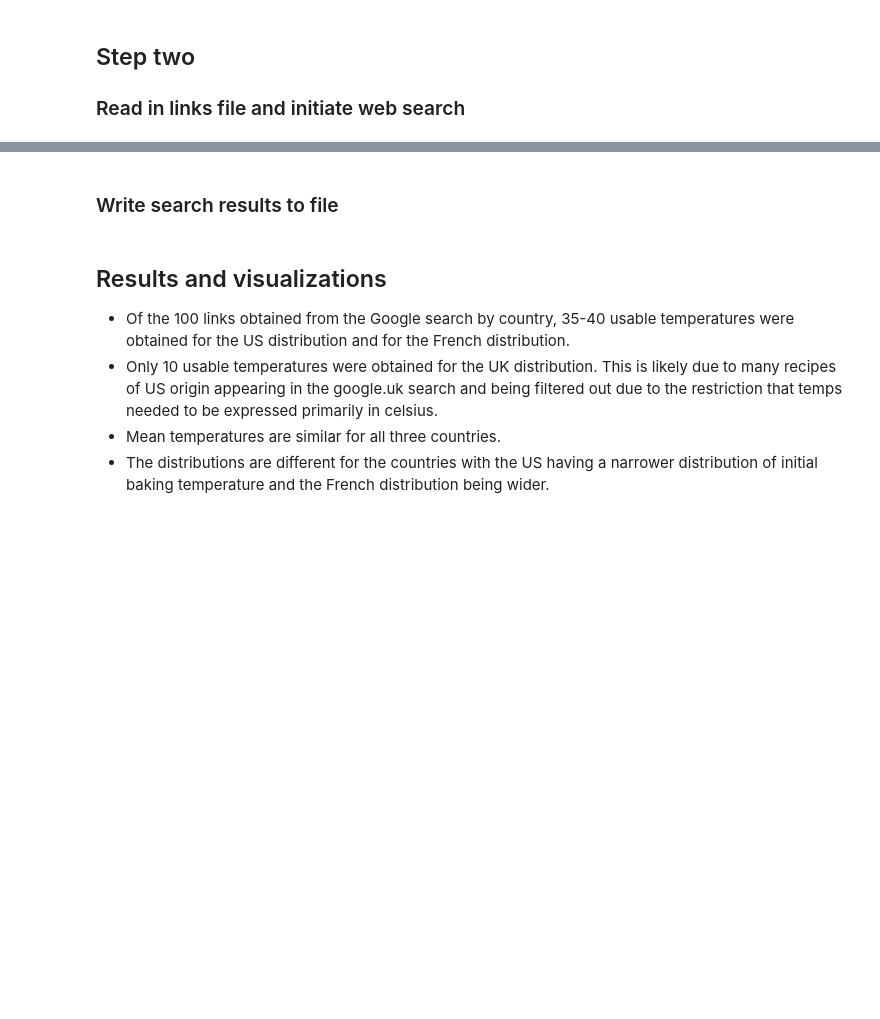
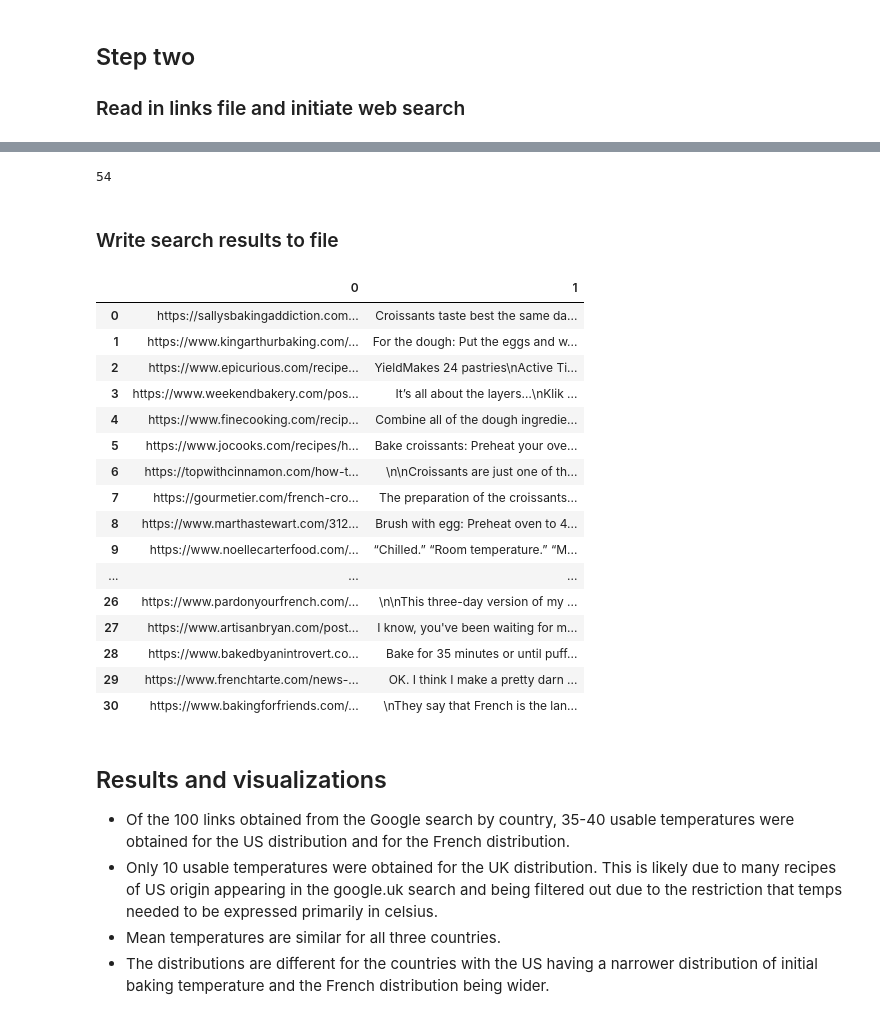
Before and after one commit to salvir1/bytes-into-baking, a Jupyter notebook: new-croissant-scrape.ipynb, the cells around one changed output, grey strips where cells are left out. Cells and saved outputs as stored; diff of their text form; code cells hidden in the pictures; blank space fills up the shorter version.

```diff
--- a/new-croissant-scrape.ipynb
+++ b/new-croissant-scrape.ipynb
@@ -284,4 +289,4 @@ NameError: name 'bundle' is not defined
 # url_list = pd.read_csv('data/fr-croissant-links.txt',header=None)
 # url_list = pd.read_csv('data/uk-croissant-links.txt',header=None)
 url_list = pd.read_csv('data/us-croissant-links.txt',header=None)
-url_list = pd.read_csv('data/us-croissant-links-2.txt',header=None)
+# url_list = pd.read_csv('data/us-croissant-links-2.txt', header=None)
@@ -316,0 +377,19 @@ df = pd.DataFrame([good_url, instr]).T
+# %%
+print(len(recipe_dict))
+for page in recipe_dict:
+    if page.url:
+        if page.instructions:
+            if len(page.instructions)>0:
+                good_url.append(page.url)
+                instr.append(page.instructions)
+                hits += 1
+
+        else:
+            print(page.url)
+            print("NO DATA")
+            bad_url.append(page.url)
+            misses += 1
+print(f': Hits {hits}  Misses {misses}')
+
+df = pd.DataFrame([good_url, instr]).T
+# df = pd.DataFrame([good_url, instr, init_temp]).T
@@ -317,16 +414,40 @@ df = pd.DataFrame([good_url, instr]).T
+# %%
+print(len(recipe_dict))
+# %% [output]
+54
 # %% [markdown]
 ### Write search results to file
 # %%
 # Uncomment country to write results
 
-# us_df = pd.DataFrame(df)
-# us_df.to_csv('data/us_results.csv')
+us_df_croissant2 = pd.DataFrame(df)
+us_df_croissant2.to_csv('data/us_croissant2.csv')
 
 # uk_df = pd.DataFrame(df)
 # uk_df.to_csv('data/uk_results.csv')
 
 # fr_df = pd.DataFrame(df)
 # fr_df.to_csv('data/fr_results.csv')
+# %%
+us_df_croissant2
+# %% [output]
+|  | 0 | 1 |
+| 0 | https://sallysbakingaddiction.com... | Croissants taste best the same da... |
+| 1 | https://www.kingarthurbaking.com/... | For the dough: Put the eggs and w... |
+| 2 | https://www.epicurious.com/recipe... | YieldMakes 24 pastries\nActive Ti... |
+| 3 | https://www.weekendbakery.com/pos... | It’s all about the layers…\nKlik ... |
+| 4 | https://www.finecooking.com/recip... | Combine all of the dough ingredie... |
+| 5 | https://www.jocooks.com/recipes/h... | Bake croissants: Preheat your ove... |
+| 6 | https://topwithcinnamon.com/how-t... | \n\nCroissants are just one of th... |
+| 7 | https://gourmetier.com/french-cro... | The preparation of the croissants... |
+| 8 | https://www.marthastewart.com/312... | Brush with egg: Preheat oven to 4... |
+| 9 | https://www.noellecarterfood.com/... | “Chilled.” “Room temperature.” “M... |
+| ... | ... | ... |
+| 26 | https://www.pardonyourfrench.com/... | \n\nThis three-day version of my ... |
+| 27 | https://www.artisanbryan.com/post... | I know, you've been waiting for m... |
+| 28 | https://www.bakedbyanintrovert.co... | Bake for 35 minutes or until puff... |
+| 29 | https://www.frenchtarte.com/news-... | OK. I think I make a pretty darn ... |
+| 30 | https://www.bakingforfriends.com/... | \nThey say that French is the lan... |
 # %% [markdown]
 ## Results and visualizations
 - Of the 100 links obtained from the Google search by country, 35-40 usable temperatures were obtained for the US distribution and for the French distribution.
```
Also changed, not shown: parts of 7 cells of this notebook.
